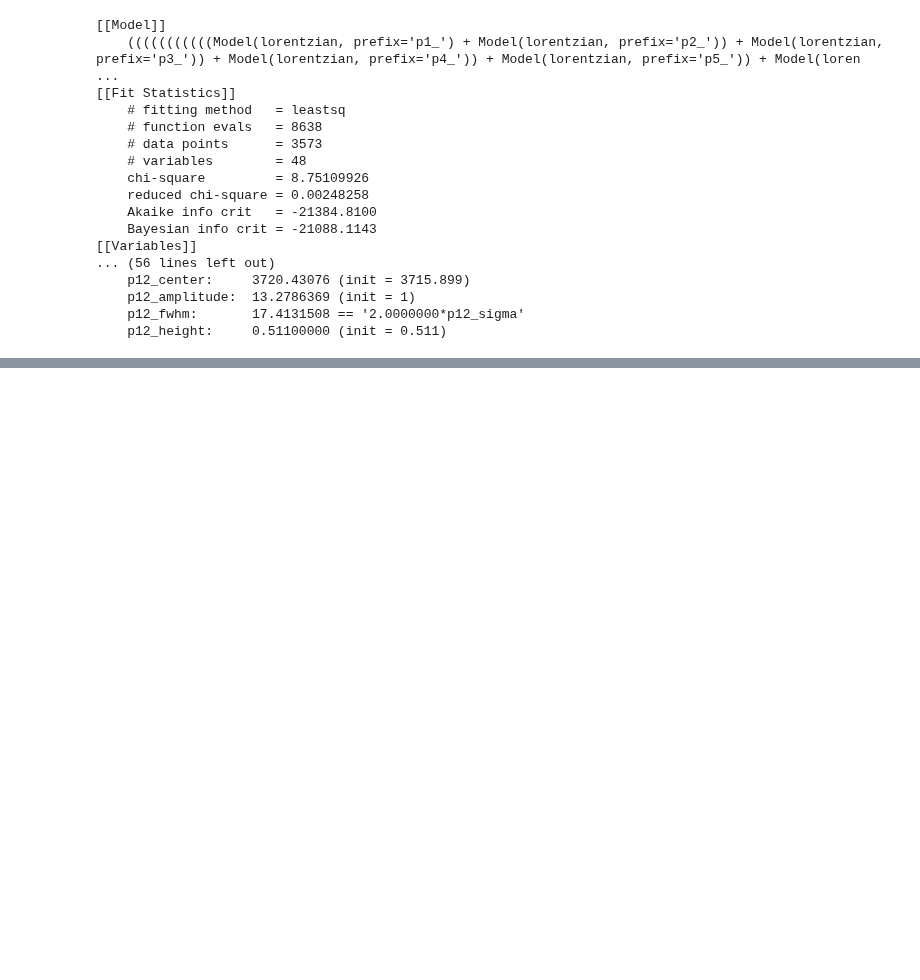
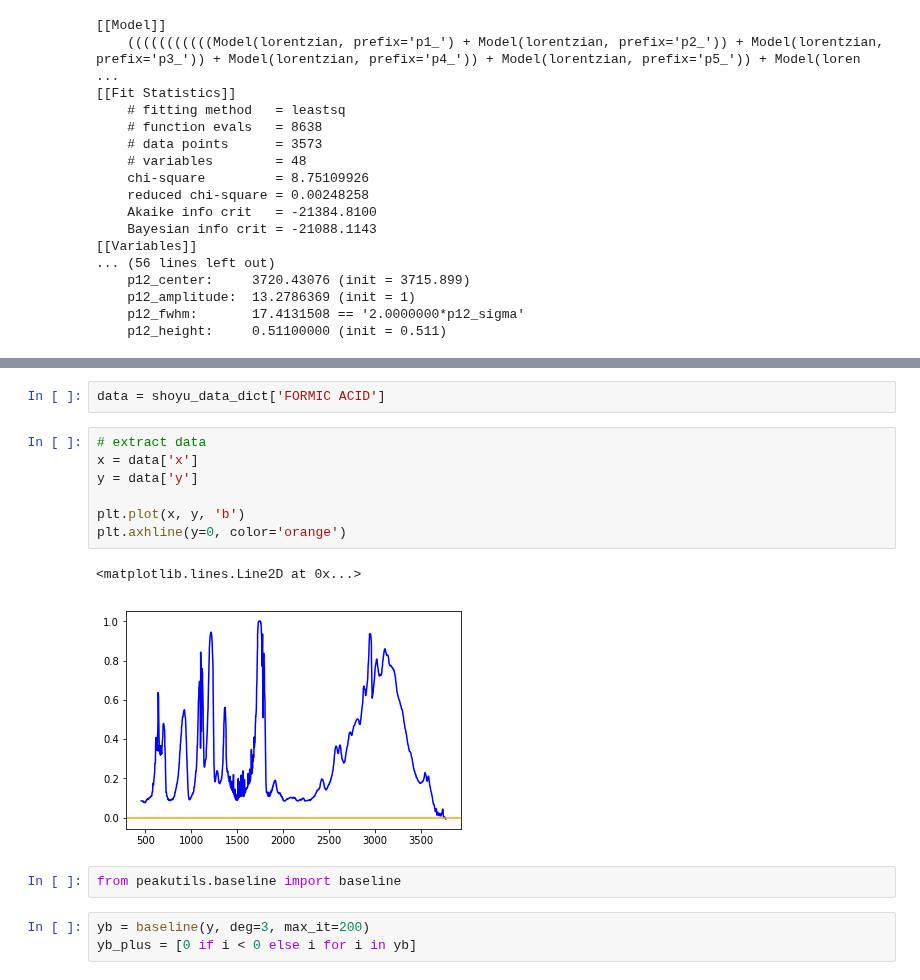
Before and after one commit to raman-noodles/Raman-noodles, a Jupyter notebook: peak_fit_functions.ipynb, the cells around one changed output, grey strips where cells are left out. Drawn from its saved outputs; the diff is of its cells as text; blank space fills up the shorter version.

```diff
--- a/peak_fit_functions.ipynb
+++ b/peak_fit_functions.ipynb
@@ -121,0 +124,17 @@ out.values['p1_fwhm']
+# %%
+data = shoyu_data_dict['FORMIC ACID']
+# %%
+# extract data
+x = data['x']
+y = data['y']
+
+plt.plot(x, y, 'b')
+plt.axhline(y=0, color='orange')
+# %% [output]
+<matplotlib.lines.Line2D at 0x...>
+[figure, added]
+# %%
+from peakutils.baseline import baseline
+# %%
+yb = baseline(y, deg=3, max_it=200)
+yb_plus = [0 if i < 0 else i for i in yb]
```
Also changed, not shown: parts of 16 cells of this notebook.
